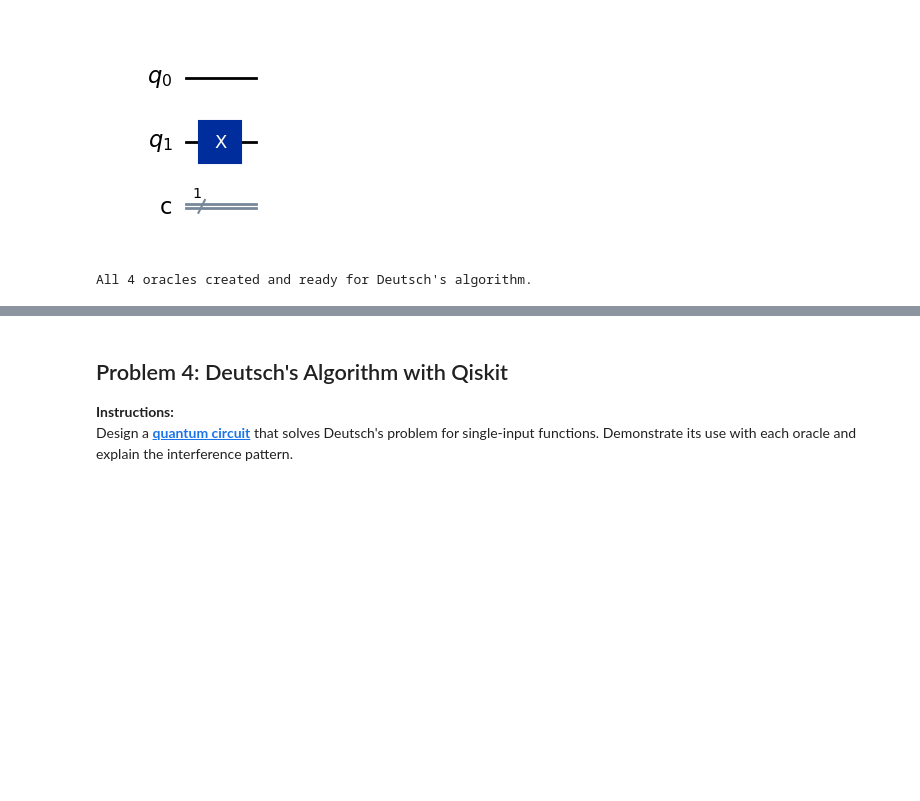
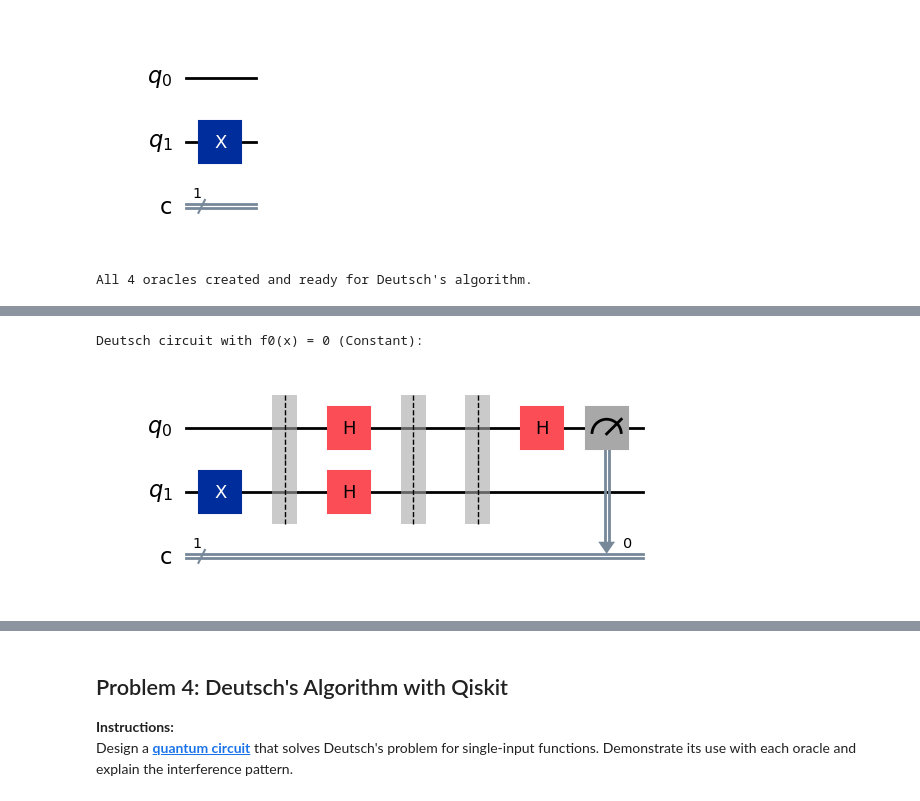
Before and after one commit to TiffanyYongNgikChee/emerging-technologies, a Jupyter notebook: problems.ipynb, the cells around one changed output, grey strips where cells are left out. Drawn from its saved outputs; the diff is of its cells as text; code cells hidden in the pictures; blank space fills up the shorter version.

Commit message:
Compose each oracle circuits into a full Deutsch circuit

```diff
--- a/problems.ipynb
+++ b/problems.ipynb
@@ -2597,0 +2607,26 @@ All 4 oracles created and ready for Deutsch's algorithm.
+# %%
+# --- Deutsch circuit with f0(x) = 0 (Constant) ---
+# Build start: X on qubit 1, barrier, H on both.
+start = QuantumCircuit(2, 1)
+start.x(1)          # Flip qubit 1 from |0⟩ to |1⟩.
+start.barrier()
+start.h([0, 1])     # H on both qubits → |+⟩|−⟩.
+
+# Build end: H on qubit 0, then measure.
+end = QuantumCircuit(2, 1)
+end.h(0)             # Interference step on qubit 0.
+end.measure(0, 0)    # Measure qubit 0 into classical bit.
+
+# Compose: start → oracle_f0 → end.
+deutsch_f0 = QuantumCircuit(2, 1)
+deutsch_f0.compose(start, inplace=True)
+deutsch_f0.barrier()
+deutsch_f0.compose(oracle_f0, inplace=True)   # Identity — no gates.
+deutsch_f0.barrier()
+deutsch_f0.compose(end, inplace=True)
+
+print("Deutsch circuit with f0(x) = 0 (Constant):")
+deutsch_f0.draw(output='mpl')
+# %% [output]
+Deutsch circuit with f0(x) = 0 (Constant):
+[figure, added]
```
Also changed, not shown: parts of 4 cells of this notebook.
